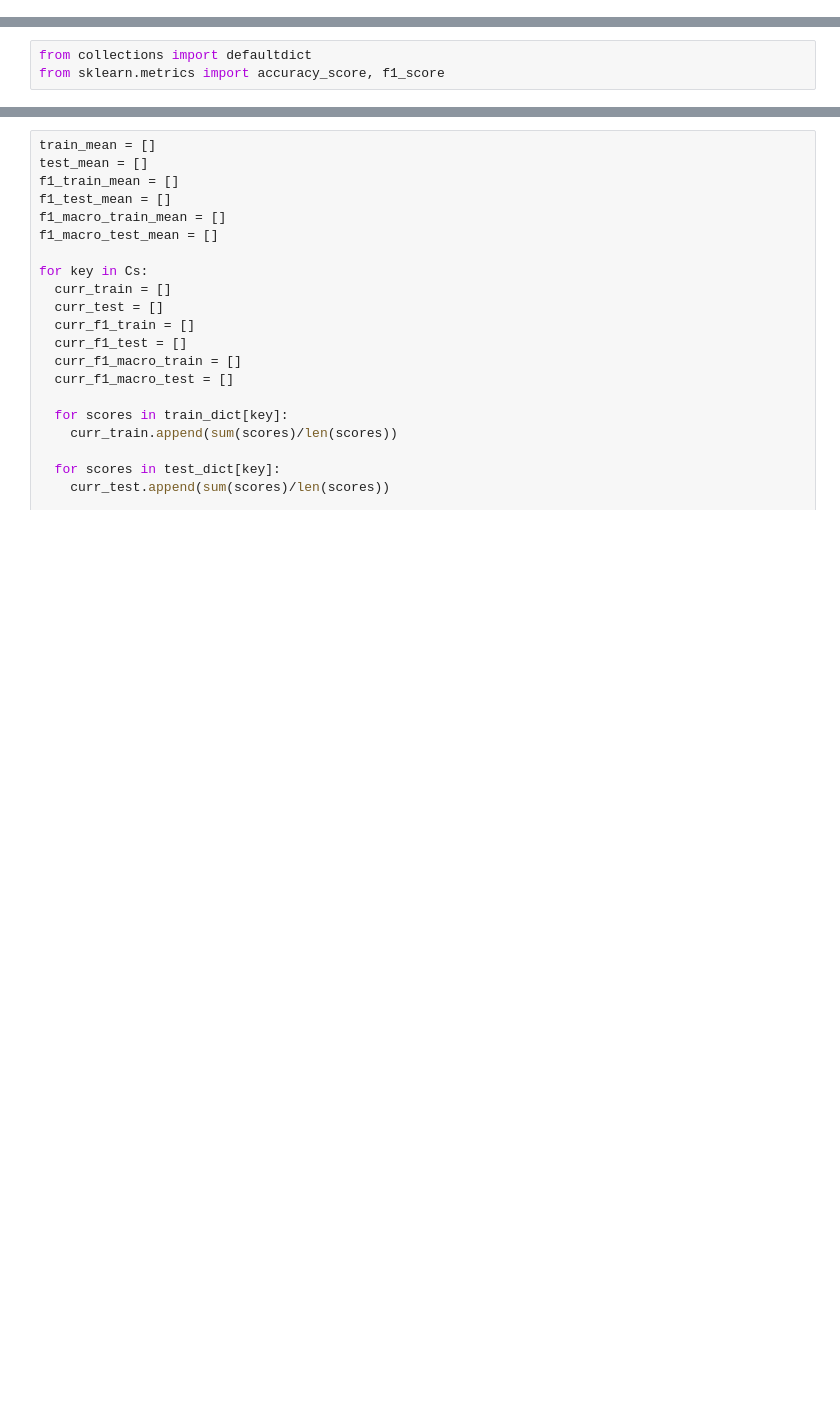
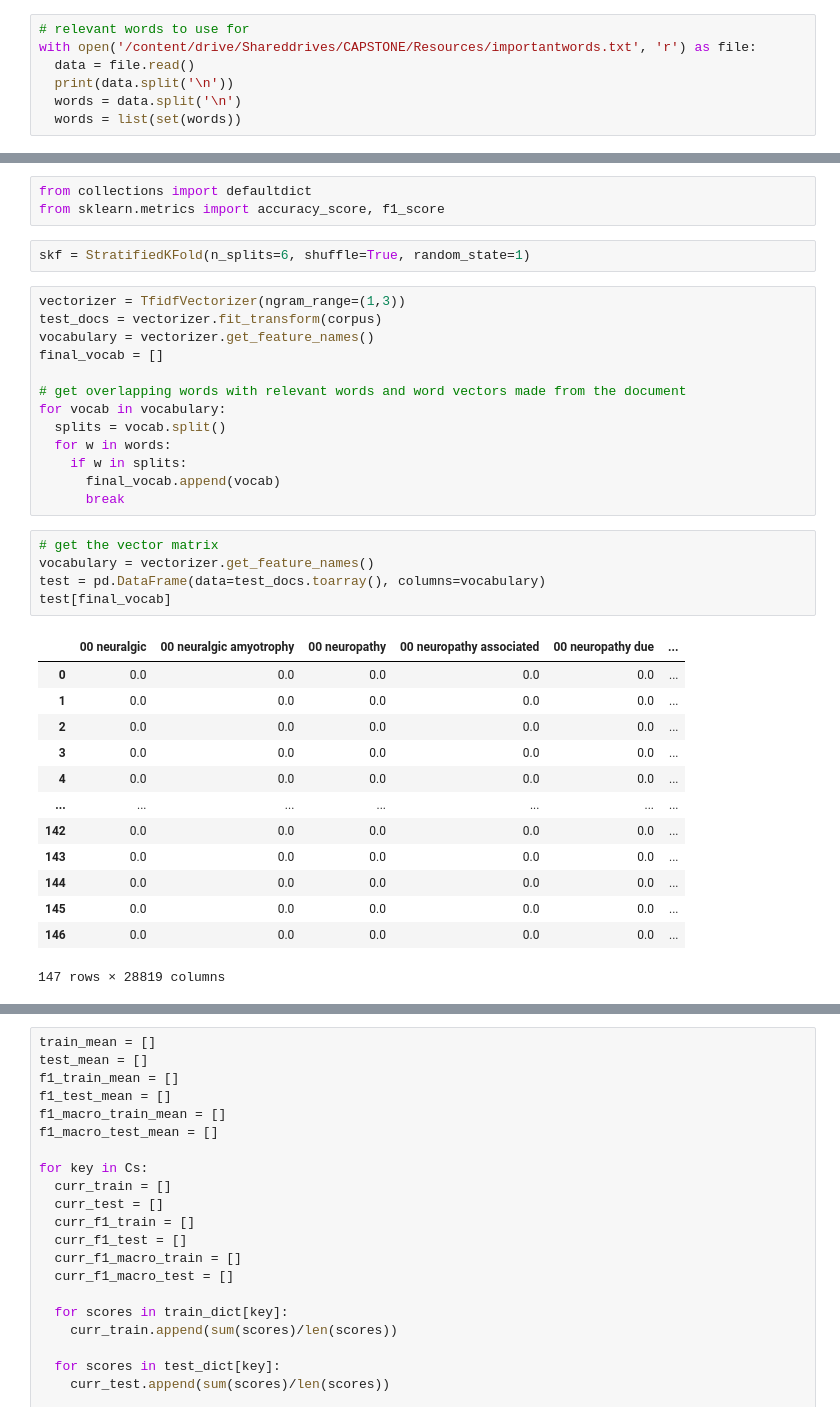
Before and after one commit to kerryqliu/stats170, a Jupyter notebook: tf_idf_with_logistic_regression.ipynb, the cells around one changed output, grey strips where cells are left out. Drawn from its saved outputs; the diff is of its cells as text; blank space fills up the shorter version.

Commit message:
filtered the vector matrix with relevant words

```diff
--- a/tf_idf_with_logistic_regression.ipynb
+++ b/tf_idf_with_logistic_regression.ipynb
@@ -145,0 +40,7 @@ for c in Cs:
+# %%
+# relevant words to use for
+with open('/content/drive/Shareddrives/CAPSTONE/Resources/importantwords.txt', 'r') as file:
+  data = file.read()
+  print(data.split('\n'))
+  words = data.split('\n')
+  words = list(set(words))
@@ -161,3 +58,37 @@ tags_np = np.array(tags)
 # %%
 from collections import defaultdict
 from sklearn.metrics import accuracy_score, f1_score
+# %%
+skf = StratifiedKFold(n_splits=6, shuffle=True, random_state=1)
+# %%
+vectorizer = TfidfVectorizer(ngram_range=(1,3))
+test_docs = vectorizer.fit_transform(corpus)
+vocabulary = vectorizer.get_feature_names()
+final_vocab = []
+
+# get overlapping words with relevant words and word vectors made from the document
+for vocab in vocabulary:
+  splits = vocab.split()
+  for w in words:
+    if w in splits:
+      final_vocab.append(vocab)
+      break
+# %%
+# get the vector matrix
+vocabulary = vectorizer.get_feature_names()
+test = pd.DataFrame(data=test_docs.toarray(), columns=vocabulary)
+test[final_vocab]
+# %% [output]
+|  | 00 neuralgic | 00 neuralgic amyotrophy | 00 neuropathy | 00 neuropathy associated | 00 neuropathy due | ... |
+| 0 | 0.0 | 0.0 | 0.0 | 0.0 | 0.0 | ... |
+| 1 | 0.0 | 0.0 | 0.0 | 0.0 | 0.0 | ... |
+| 2 | 0.0 | 0.0 | 0.0 | 0.0 | 0.0 | ... |
+| 3 | 0.0 | 0.0 | 0.0 | 0.0 | 0.0 | ... |
+| 4 | 0.0 | 0.0 | 0.0 | 0.0 | 0.0 | ... |
+| ... | ... | ... | ... | ... | ... | ... |
+| 142 | 0.0 | 0.0 | 0.0 | 0.0 | 0.0 | ... |
+| 143 | 0.0 | 0.0 | 0.0 | 0.0 | 0.0 | ... |
+| 144 | 0.0 | 0.0 | 0.0 | 0.0 | 0.0 | ... |
+| 145 | 0.0 | 0.0 | 0.0 | 0.0 | 0.0 | ... |
+| 146 | 0.0 | 0.0 | 0.0 | 0.0 | 0.0 | ... |
+147 rows × 28819 columns
```
Also changed, not shown: parts of 28 cells of this notebook.
